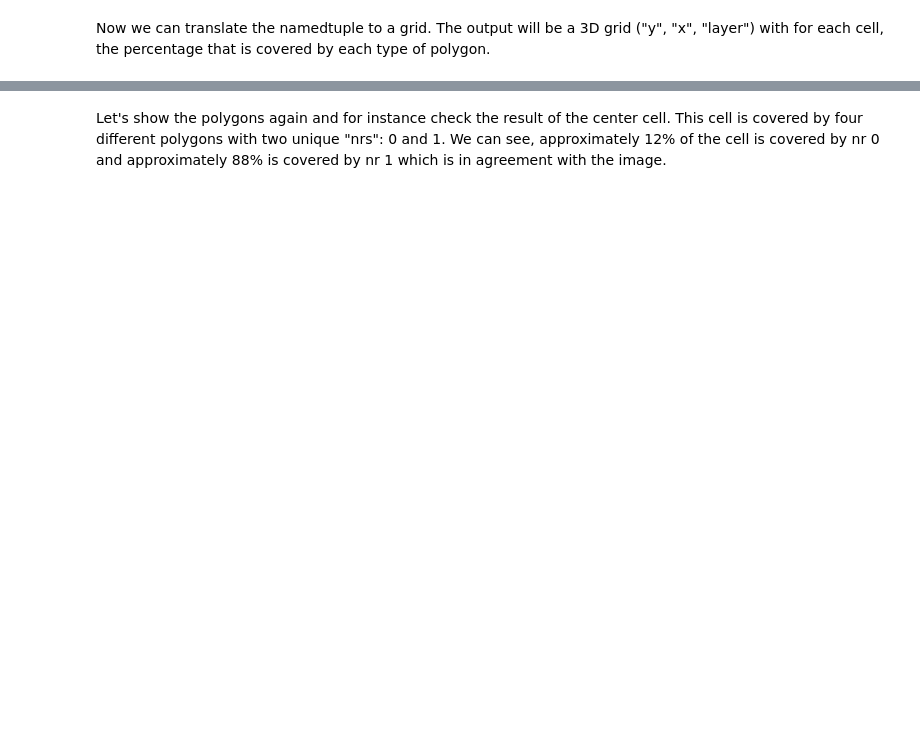
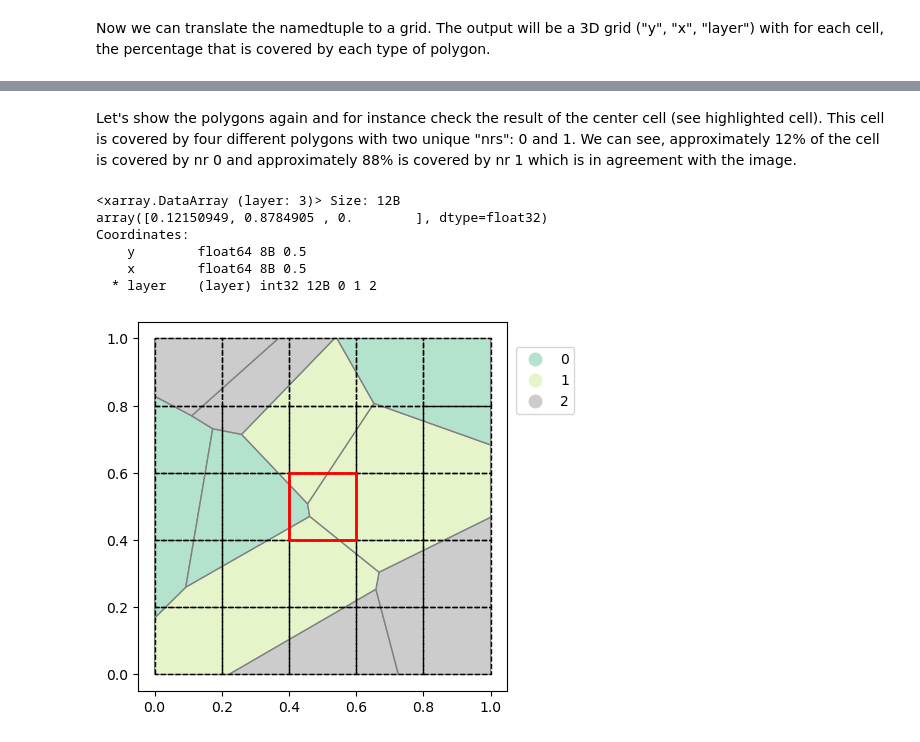
Before and after one commit to Deltares-research/lulucf-somers, a Jupyter notebook: docs/user_guide/concept.ipynb, the cells around one changed output, grey strips where cells are left out. Drawn from its saved outputs; the diff is of its cells as text; code cells hidden in the pictures; blank space fills up the shorter version.

```diff
--- a/docs/user_guide/concept.ipynb
+++ b/docs/user_guide/concept.ipynb
@@ -135,15 +212,24 @@ area_grid
 # %% [markdown]
-Let's show the polygons again and for instance check the result of the center cell. This cell is covered by four different polygons with two unique "nrs": 0 and 1. We can see, approximately 12% of the cell is covered by nr 0 and approximately 88% is covered by nr 1 which is in agreement with the image.
+Let's show the polygons again and for instance check the result of the center cell (see highlighted cell). This cell is covered by four different polygons with two unique "nrs": 0 and 1. We can see, approximately 12% of the cell is covered by nr 0 and approximately 88% is covered by nr 1 which is in agreement with the image.
 # %%
 fig, ax = plt.subplots()
 polygons.plot(
     ax=ax,
     column='nr',
     edgecolor='grey',
-    cmap='Set1',
+    cmap='Pastel2',
     legend=True,
     categorical=True,
     legend_kwds={'bbox_to_anchor': (1.2, 0.95), 'loc': 'upper right'}
 )
 cells.plot(ax=ax, edgecolor='black', facecolor='none', linestyle='--')
+cells.iloc[12:13].plot(ax=ax, edgecolor='red', facecolor='none', linewidth=2) # Highlight center cell
 print(area_grid.sel(x=0.5, y=0.5, method='nearest'))
+# %% [output]
+<xarray.DataArray (layer: 3)> Size: 12B
+array([0.12150949, 0.8784905 , 0.        ], dtype=float32)
+Coordinates:
+    y        float64 8B 0.5
+    x        float64 8B 0.5
+  * layer    (layer) int32 12B 0 1 2
+[figure, added]
```
Also changed, not shown: parts of 7 cells of this notebook, 8 other files.
